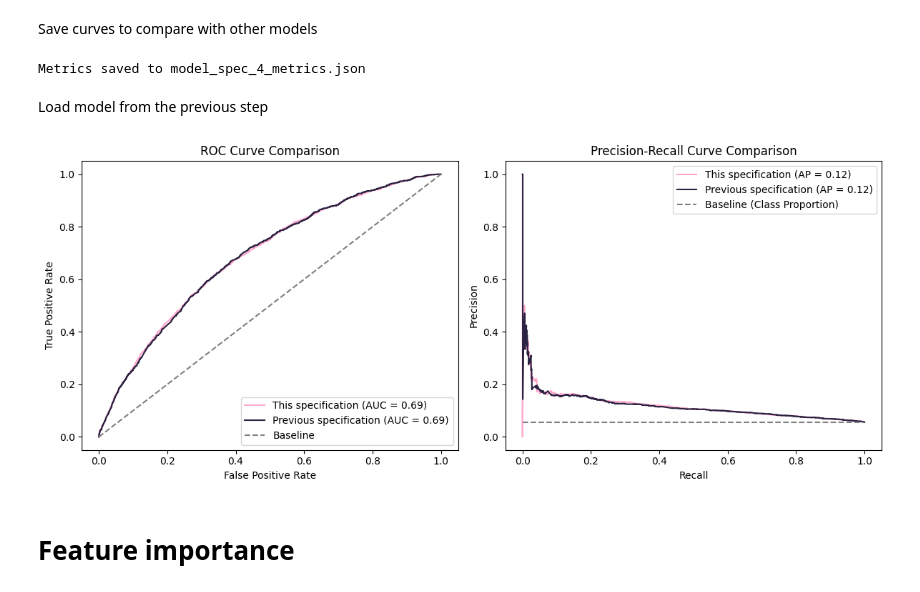
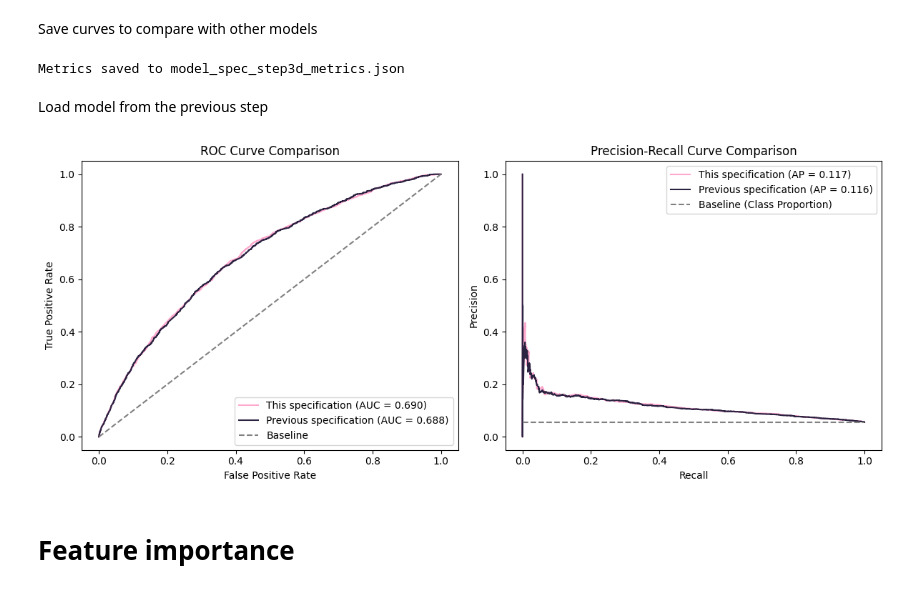
Before and after one commit to polinaknutssonklarna/model_development, a Jupyter notebook: model_development/3d_test_reducing_cardinality.ipynb, the cells around one changed output. Saved outputs shown, nothing was run; the diff lists cells and outputs as text; code cells hidden in the pictures.

Commit message:
steps updated

```diff
--- a/model_development/3d_test_reducing_cardinality.ipynb
+++ b/model_development/3d_test_reducing_cardinality.ipynb
@@ -542,54 +483,54 @@ roc_pr_data = {
 }
 
 # Save to JSON file
-with open('model_spec_4_metrics.json', 'w') as f:
+with open('model_spec_step3d_metrics.json', 'w') as f:
     json.dump(roc_pr_data, f)
 
-print("Metrics saved to model_spec_4_metrics.json")
+print("Metrics saved to model_spec_step3d_metrics.json")
 # %% [output]
-Metrics saved to model_spec_4_metrics.json
+Metrics saved to model_spec_step3d_metrics.json
 # %% [markdown]
 Load model from the previous step
 # %%
 
-with open('model_spec_3_metrics.json', 'r') as f:
-    roc_pr_data_3 = json.load(f)
+with open('model_spec_step3c_metrics.json', 'r') as f:
+    roc_pr_data_1 = json.load(f)
 
 # Extract the data
-fpr_3 = roc_pr_data_3['roc']['fpr']
-tpr_3 = roc_pr_data_3['roc']['tpr']
-roc_auc_3 = roc_pr_data_3['roc']['roc_auc']
+fpr_1 = roc_pr_data_1['roc']['fpr']
+tpr_1 = roc_pr_data_1['roc']['tpr']
+roc_auc_1 = roc_pr_data_1['roc']['roc_auc']
 
-precision_3 = roc_pr_data_3['pr']['precision']
-recall_3 = roc_pr_data_3['pr']['recall']
-ap_3 = roc_pr_data_3['pr']['ap']
+precision_1 = roc_pr_data_1['pr']['precision']
+recall_1 = roc_pr_data_1['pr']['recall']
+ap_1 = roc_pr_data_1['pr']['ap']
 # %%
 # Compare current model with the previous model
 plt.figure(figsize=(12, 5))
 
 # Plot ROC Curve
 plt.subplot(1, 2, 1)
-plt.plot(fpr, tpr, label=f'This specification (AUC = {roc_auc:.2f})', color = '#FFA8CD')   #2C2242
-plt.plot(fpr_3, tpr_3, label=f'Previous specification (AUC = {roc_auc_3:.2f})', color = '#2C2242') #FFA8CD
+plt.plot(fpr, tpr, label=f'This specification (AUC = {roc_auc:.3f})', color = '#FFA8CD')   #2C2242
+plt.plot(fpr_1, tpr_1, label=f'Previous specification (AUC = {roc_auc_1:.3f})', color = '#2C2242') #FFA8CD
 plt.plot([0, 1], [0, 1], color='grey', linestyle='--', label='Baseline')
 plt.title('ROC Curve Comparison')
 plt.xlabel('False Positive Rate')
 plt.ylabel('True Positive Rate')
 plt.legend(loc='lower right')
 
 # Plot Precision-Recall Curve
 plt.subplot(1, 2, 2)
-plt.plot(recall, precision, label=f'This specification (AP = {ap:.2f})', color = '#FFA8CD')
-plt.plot(recall_3, precision_3, label=f'Previous specification (AP = {ap_3:.2f})', color = '#2C2242')
+plt.plot(recall, precision, label=f'This specification (AP = {ap:.3f})', color = '#FFA8CD')
+plt.plot(recall_1, precision_1, label=f'Previous specification (AP = {ap_1:.3f})', color = '#2C2242')
 plt.hlines(y_test.mean(), xmin=0, xmax=1, color='grey', linestyle='--', label='Baseline (Class Proportion)')
 plt.title('Precision-Recall Curve Comparison')
 plt.xlabel('Recall')
 plt.ylabel('Precision')
 plt.legend(loc='upper right')
 
 plt.tight_layout()
 plt.show()
 # %% [output]
-[figure, old version]
+[figure, new version]
 # %% [markdown]
 # Feature importance
```
Also changed, not shown: parts of 33 cells of this notebook, 9 other files.
